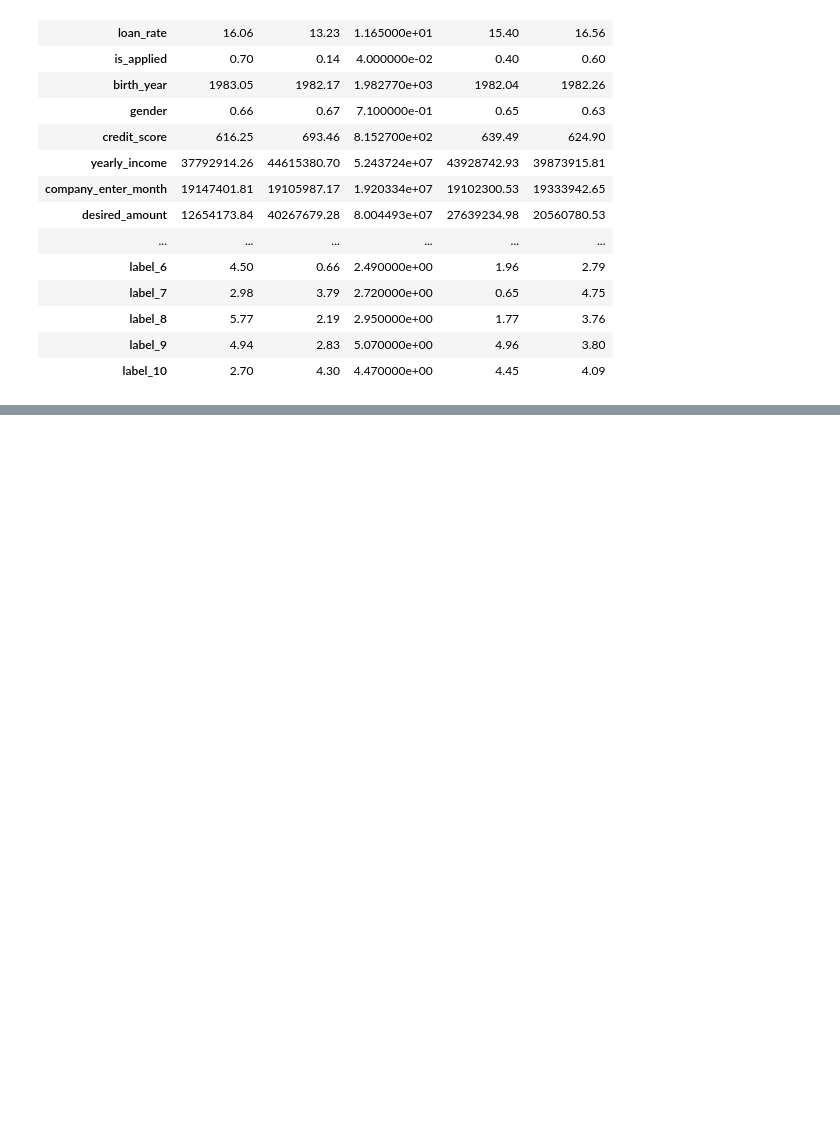
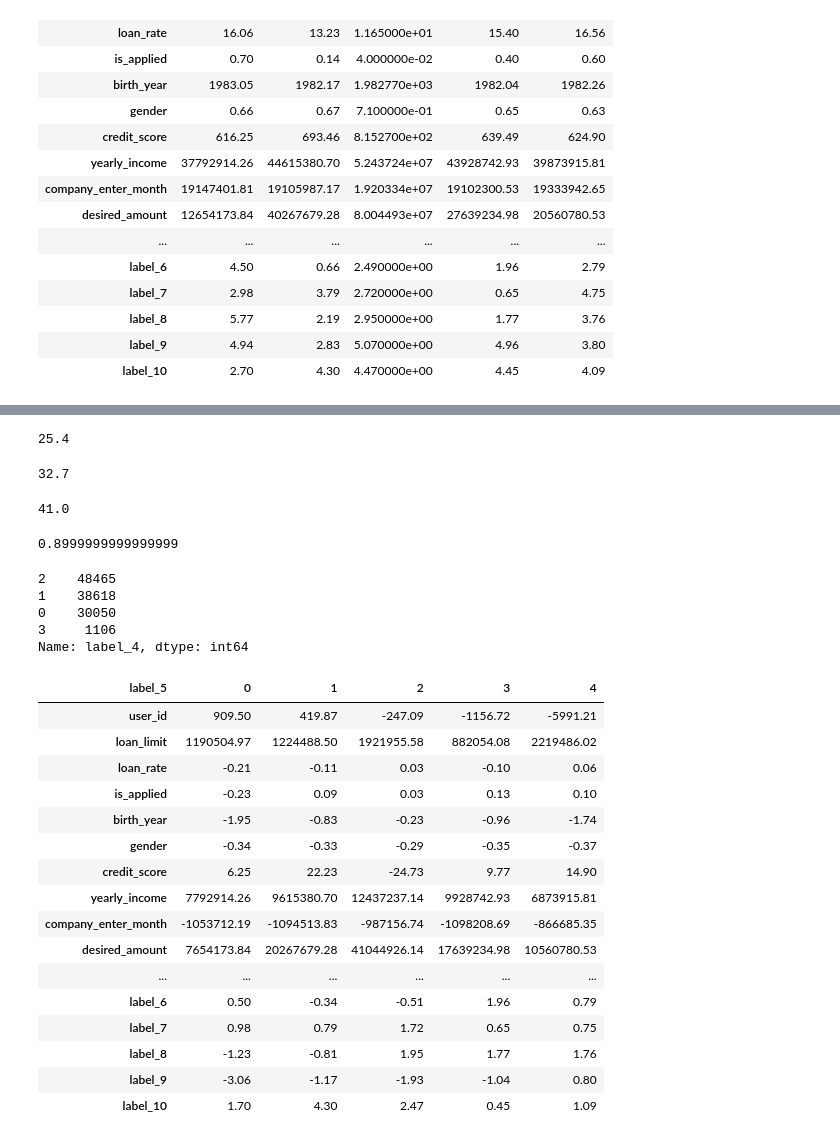
Before and after one commit to Yoontae6719/Bigcon, a Jupyter notebook: 8_Clustering.ipynb, the cells around one changed output, grey strips where cells are left out. Saved outputs shown, nothing was run; the diff lists cells and outputs as text; code cells hidden in the pictures; blank space fills up the shorter version.

```diff
--- a/8_Clustering.ipynb
+++ b/8_Clustering.ipynb
@@ -290,0 +421,44 @@ k.reset_index().drop(["label_3","label_7","label_8","label_9","label_10"], axis
+# %%
+(k["label_4"].value_counts()[0] / k["label_4"].value_counts().sum()).round(3) * 100
+# %% [output]
+25.4
+# %%
+(k["label_4"].value_counts()[1] / k["label_4"].value_counts().sum()).round(3) * 100
+# %% [output]
+32.7
+# %%
+(k["label_4"].value_counts()[2] / k["label_4"].value_counts().sum()).round(3) * 100
+# %% [output]
+41.0
+# %%
+(k["label_4"].value_counts()[3] / k["label_4"].value_counts().sum()).round(3) * 100
+# %% [output]
+0.8999999999999999
+# %%
+k["label_4"].value_counts()
+# %% [output]
+2    48465
+1    38618
+0    30050
+3     1106
+Name: label_4, dtype: int64
+# %%
+k.reset_index().groupby("label_5").mean().T.round(2)  - k.reset_index().groupby("label_5").median().T.round(2)
+# %% [output]
+| label_5 | 0 | 1 | 2 | 3 | 4 |
+| user_id | 909.50 | 419.87 | -247.09 | -1156.72 | -5991.21 |
+| loan_limit | 1190504.97 | 1224488.50 | 1921955.58 | 882054.08 | 2219486.02 |
+| loan_rate | -0.21 | -0.11 | 0.03 | -0.10 | 0.06 |
+| is_applied | -0.23 | 0.09 | 0.03 | 0.13 | 0.10 |
+| birth_year | -1.95 | -0.83 | -0.23 | -0.96 | -1.74 |
+| gender | -0.34 | -0.33 | -0.29 | -0.35 | -0.37 |
+| credit_score | 6.25 | 22.23 | -24.73 | 9.77 | 14.90 |
+| yearly_income | 7792914.26 | 9615380.70 | 12437237.14 | 9928742.93 | 6873915.81 |
+| company_enter_month | -1053712.19 | -1094513.83 | -987156.74 | -1098208.69 | -866685.35 |
+| desired_amount | 7654173.84 | 20267679.28 | 41044926.14 | 17639234.98 | 10560780.53 |
+| ... | ... | ... | ... | ... | ... |
+| label_6 | 0.50 | -0.34 | -0.51 | 1.96 | 0.79 |
+| label_7 | 0.98 | 0.79 | 1.72 | 0.65 | 0.75 |
+| label_8 | -1.23 | -0.81 | 1.95 | 1.77 | 1.76 |
+| label_9 | -3.06 | -1.17 | -1.93 | -1.04 | 0.80 |
+| label_10 | 1.70 | 4.30 | 2.47 | 0.45 | 1.09 |
```
Also changed, not shown: parts of 23 cells of this notebook.
